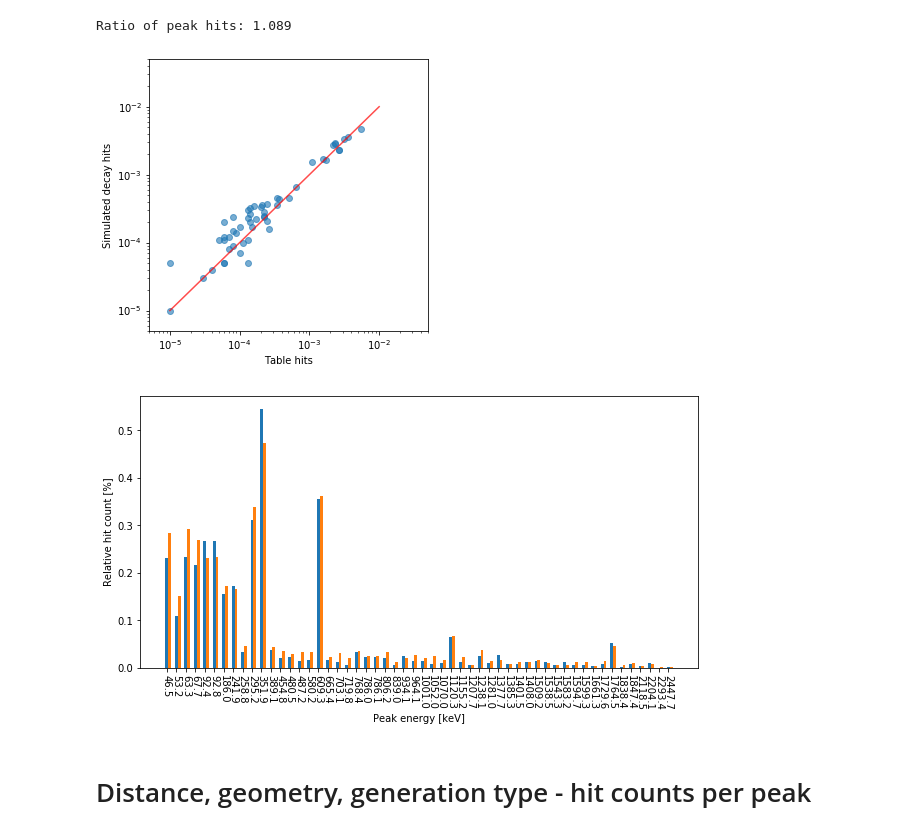
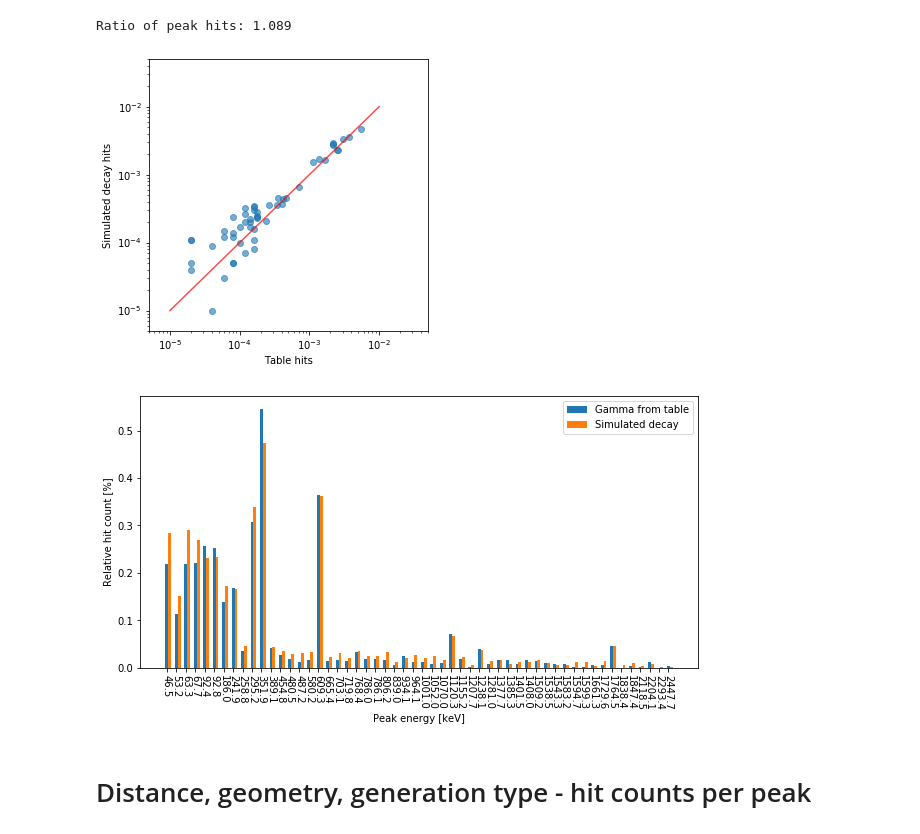
Before and after one commit to Balazzs/HPGECalorimeter, a Jupyter notebook: Analysis.ipynb, the cells around one changed output. Cells and saved outputs as stored; diff of their text form; code cells hidden in the pictures.

```diff
--- a/Analysis.ipynb
+++ b/Analysis.ipynb
@@ -389,4 +391,6 @@ plt.savefig("figures/U_238_table_real_geom.svg", bbox_layout="tight")
 [figure]
 # %% [markdown]
 #### Realistic vs simple cylinder geom
+# %%
+data_table_simple_geom = read_with_angle("data/distance_table_simple_geom/5/", num_threads=8)
 # %%
@@ -431,7 +439,7 @@ SimpleHistogram(data_simdecay_real_geom["Energy"])
 # %% [markdown]
 #### RadioactiveDecay vs gamma Table - hits around table peaks
 # %%
-table_hits    = count_hit_ratio_around_peaks(data_geom_U238_table["Energy"])
+table_hits    = count_hit_ratio_around_peaks(data_table_simple_geom["Energy"])
 simdecay_hits = count_hit_ratio_around_peaks(data_simdecay_real_geom["Energy"])
 # %%
 ratio = b[:, 1].sum() / a[:, 1].sum()
@@ -453,25 +461,27 @@ plt.ylim(0.000005, 0.05)
 plt.xlabel("Table hits")
 plt.ylabel("Simulated decay hits");
 # %% [output]
-[figure, old version]
+[figure, new version]
 # %%
 plt.figure(figsize=(10,5))
 
 #x poition 0-len(table)
 Xs     = np.arange(len(table))
 #offset of 2nd bar plot
 offset = 0.3
 
-plt.bar(Xs,        table_hits[:, 1]    * 100, width=0.3)
-plt.bar(Xs+offset, simdecay_hits[:, 1] * 100, width=0.3)
+plt.bar(Xs,        table_hits[:, 1]    * 100, width=0.3, label="Gamma from table")
+plt.bar(Xs+offset, simdecay_hits[:, 1] * 100, width=0.3, label="Simulated decay")
 
-plt.xticks(rotation=-90);
+plt.xticks(rotation=-90)
 plt.xticks(Xs, ["%.1f" % (E_MeV * 1000) for E_MeV in table[:, 0]])
 
 plt.xlabel("Peak energy [keV]")
-plt.ylabel("Relative hit count [%]");
+plt.ylabel("Relative hit count [%]")
+
+plt.legend();
 # %% [output]
-[figure, old version]
+[figure, new version]
 # %% [markdown]
 # Distance, geometry, generation type - hit counts per peak
 # %%
```
Also changed, not shown: parts of 5 cells of this notebook.
